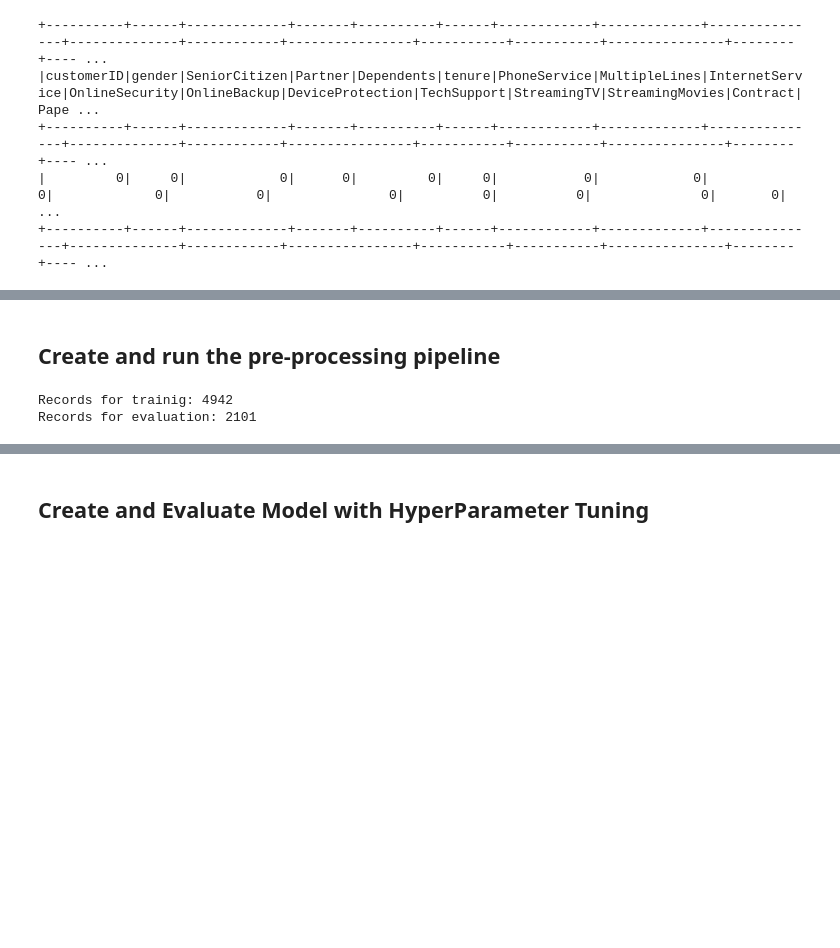
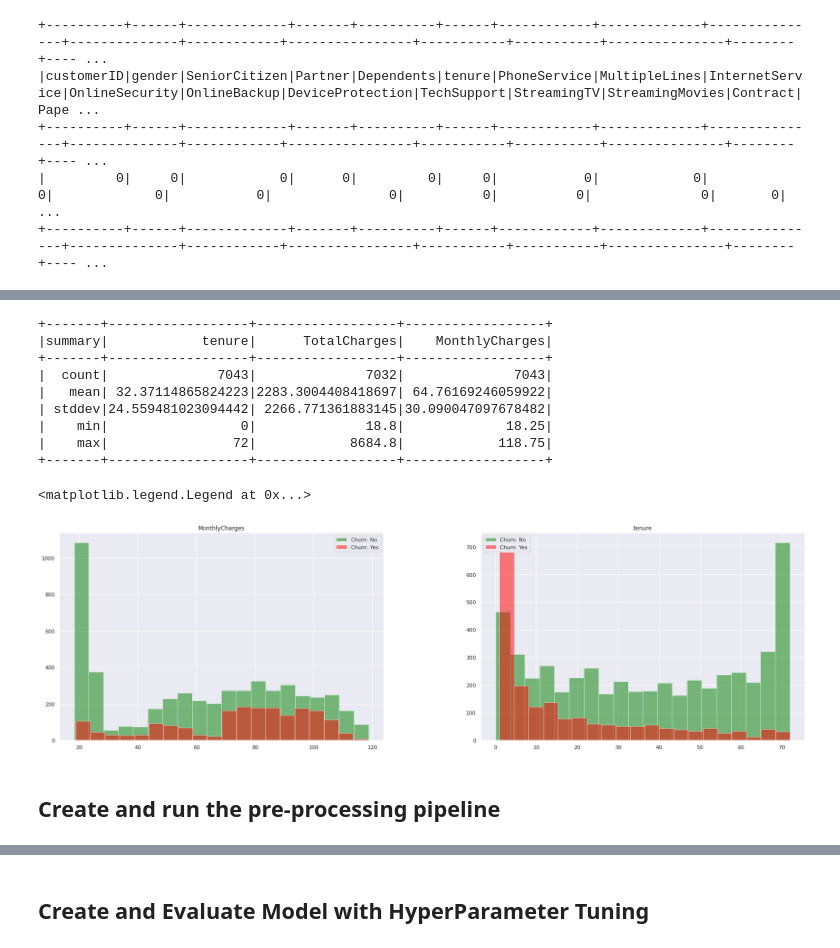
Before and after one commit to AndreiLesi/Data-AI, a Jupyter notebook: churnAnalysis_spark.ipynb, the cells around one changed output, grey strips where cells are left out. Drawn from its saved outputs; the diff is of its cells as text; code cells hidden in the pictures; blank space fills up the shorter version.

```diff
--- a/churnAnalysis_spark.ipynb
+++ b/churnAnalysis_spark.ipynb
@@ -165,13 +136,29 @@ pdf_df[pdf_df["churn"] == "No"].plot.bar(x = "tenure", y = "count",
+# %%
+# Analyze the numeric columns:
+df.select("tenure", "TotalCharges", "MonthlyCharges").describe().show()
+
+df_pd = df.select("tenure", "MonthlyCharges", "Churn").toPandas()
+fig, ax = plt.subplots(1, 2, figsize=(28, 8))
+df_pd[df_pd.Churn == 'No'].hist(bins=20, color="green", alpha=0.5,
+                                ax=ax, label="Churn: No")
+df_pd[df_pd.Churn == "Yes"].hist(bins=20, color="red", alpha=0.5,
+                                 ax=ax, label="Churn: Yes")
+ax[0].legend()
+ax[1].legend()
+# %% [output]
++-------+------------------+------------------+------------------+
+|summary|            tenure|      TotalCharges|    MonthlyCharges|
++-------+------------------+------------------+------------------+
+|  count|              7043|              7032|              7043|
+|   mean| 32.37114865824223|2283.3004408418697| 64.76169246059922|
+| stddev|24.559481023094442| 2266.771361883145|30.090047097678482|
+|    min|                 0|              18.8|             18.25|
+|    max|                72|            8684.8|            118.75|
++-------+------------------+------------------+------------------+
+<matplotlib.legend.Legend at 0x...>
+[figure, added]
 # %% [markdown]
 ## Create and run the pre-processing pipeline
-# %%
-# Split data into train and test, with a seed of 24 -> ensures same split
-(train_data, test_data) = df.randomSplit([0.7, 0.3], 24)
-print("Records for trainig: " + str(train_data.count()))
-print("Records for evaluation: " + str(test_data.count()))
-# %% [output]
-Records for trainig: 4942
-Records for evaluation: 2101
 # %%
 # Convert Categorical coloums into number using a string encoder and OHE
 stages = []
```
Also changed, not shown: parts of 17 cells of this notebook.
